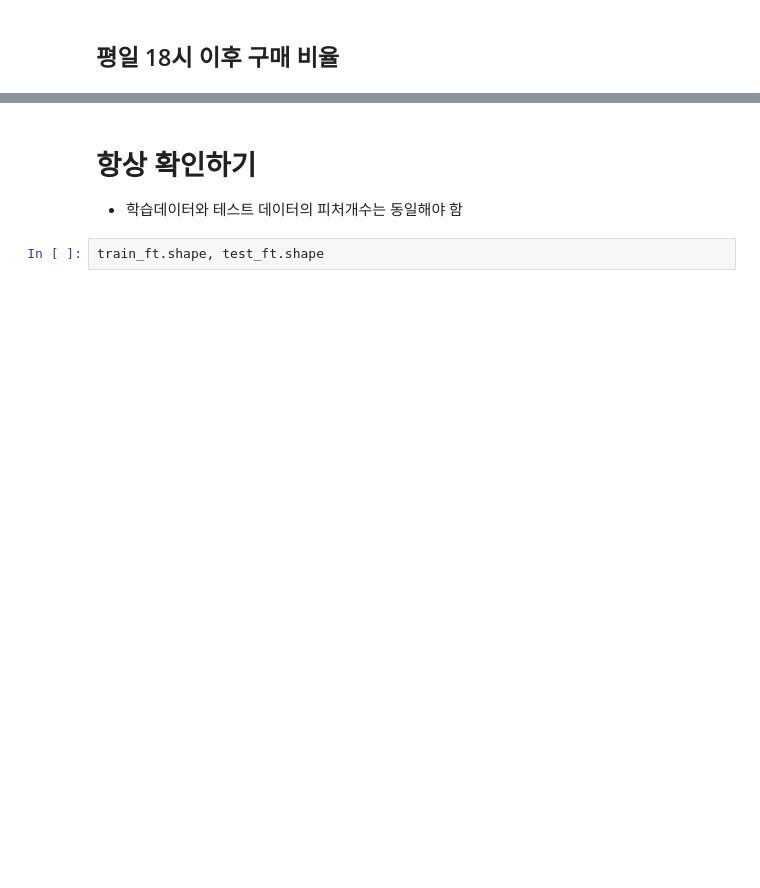
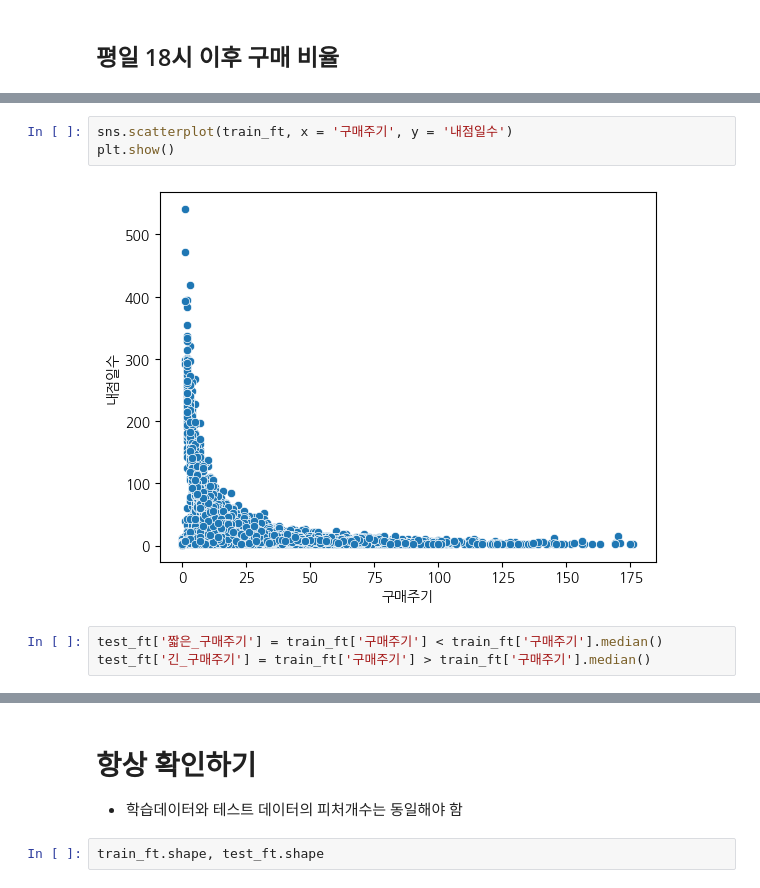
Before and after one commit to Kim-Yiji/FINAL-project, a Jupyter notebook: 특성추출_베이스라인코드_이희원.ipynb, the cells around one changed output, grey strips where cells are left out. Saved outputs shown, nothing was run; the diff lists cells and outputs as text; blank space fills up the shorter version.

```diff
--- a/특성추출_베이스라인코드_이희원.ipynb
+++ b/특성추출_베이스라인코드_이희원.ipynb
@@ -798,0 +853,8 @@ dtype: bool
+# %%
+sns.scatterplot(train_ft, x = '구매주기', y = '내점일수')
+plt.show()
+# %% [output]
+[figure, added]
+# %%
+test_ft['짧은_구매주기'] = train_ft['구매주기'] < train_ft['구매주기'].median()
+test_ft['긴_구매주기'] = train_ft['구매주기'] > train_ft['구매주기'].median()
```
Also changed, not shown: parts of 54 cells of this notebook.
